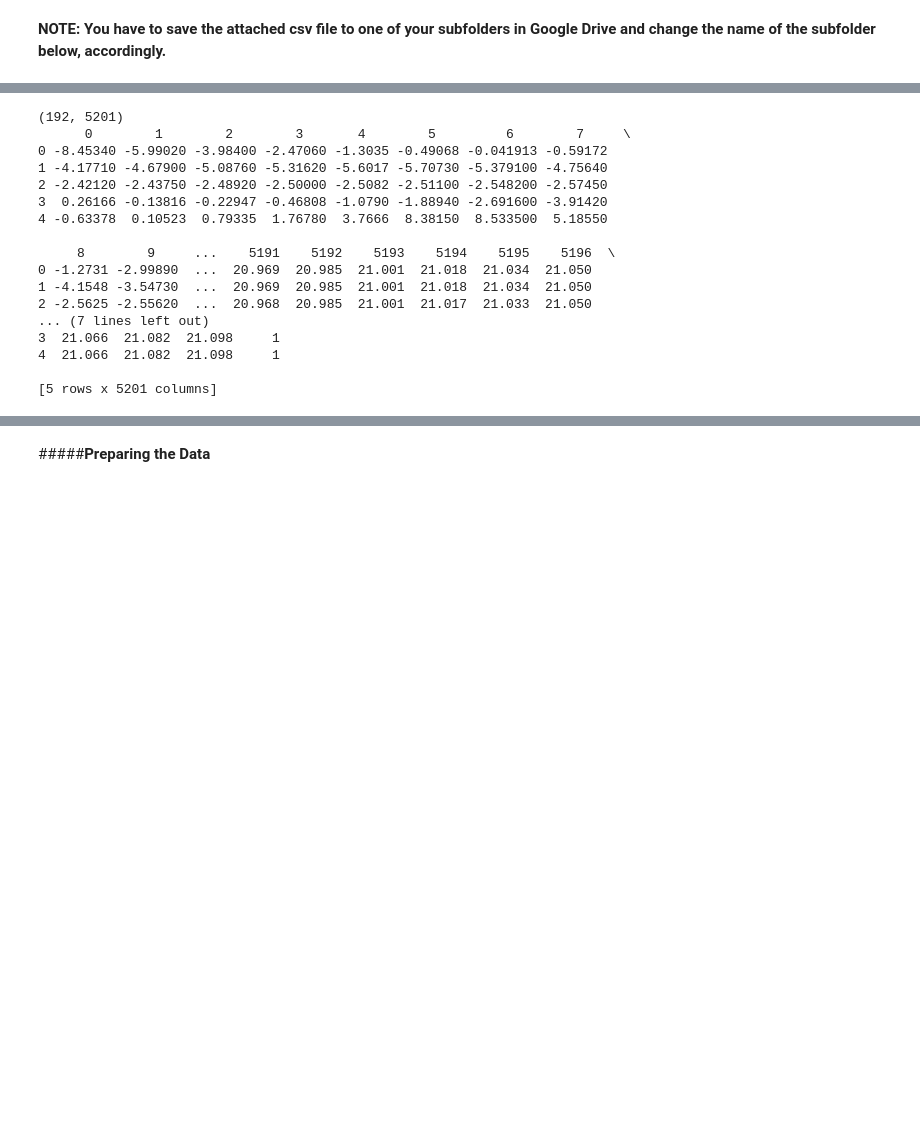
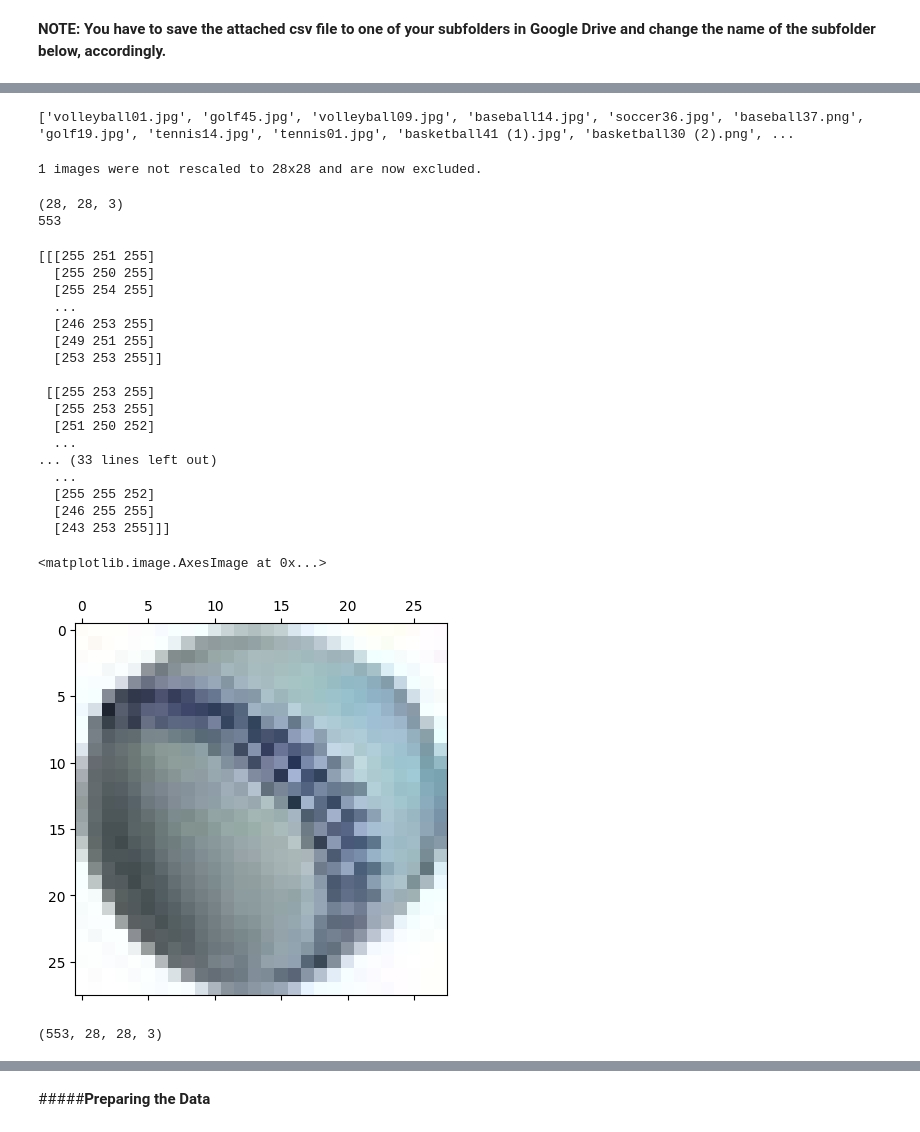
Before and after one commit to loujjj/Machine-Learning, a Jupyter notebook: PCT04trial2_Tabor.ipynb, the cells around one changed output, grey strips where cells are left out. Drawn from its saved outputs; the diff is of its cells as text; code cells hidden in the pictures; blank space fills up the shorter version.

```diff
--- a/PCT04trial2_Tabor.ipynb
+++ b/PCT04trial2_Tabor.ipynb
@@ -52,21 +59,54 @@ None
-# %%
-print(dataset.shape)
-print(dataset.head(5))
-# %% [output]
-(192, 5201)
-      0        1        2        3       4        5         6        7     \
-0 -8.45340 -5.99020 -3.98400 -2.47060 -1.3035 -0.49068 -0.041913 -0.59172
-1 -4.17710 -4.67900 -5.08760 -5.31620 -5.6017 -5.70730 -5.379100 -4.75640
-2 -2.42120 -2.43750 -2.48920 -2.50000 -2.5082 -2.51100 -2.548200 -2.57450
-3  0.26166 -0.13816 -0.22947 -0.46808 -1.0790 -1.88940 -2.691600 -3.91420
-4 -0.63378  0.10523  0.79335  1.76780  3.7666  8.38150  8.533500  5.18550
-
-     8        9     ...    5191    5192    5193    5194    5195    5196  \
-0 -1.2731 -2.99890  ...  20.969  20.985  21.001  21.018  21.034  21.050
-1 -4.1548 -3.54730  ...  20.969  20.985  21.001  21.018  21.034  21.050
-2 -2.5625 -2.55620  ...  20.968  20.985  21.001  21.017  21.033  21.050
-... (7 lines left out)
-3  21.066  21.082  21.098     1
-4  21.066  21.082  21.098     1
-
-[5 rows x 5201 columns]
+# %%
+organize = pd.DataFrame.from_dict(os.listdir())
+random   = organize.sample(frac=1, random_state=1).reset_index()
+data     = pd.DataFrame(random)[0].values.tolist()
+# %%
+print(data)
+# %% [output]
+['volleyball01.jpg', 'golf45.jpg', 'volleyball09.jpg', 'baseball14.jpg', 'soccer36.jpg', 'baseball37.png', 'golf19.jpg', 'tennis14.jpg', 'tennis01.jpg', 'basketball41 (1).jpg', 'basketball30 (2).png', ...
+# %%
+m = 0
+balls_folder = []
+for file in data:
+  image = cv.imread(file)
+  if image.shape == (28,28,3):
+    balls_folder.append(image)
+  else:
+    m += 1
+print(str(m) + ' images were not rescaled to 28x28 and are now excluded.')
+# %% [output]
+1 images were not rescaled to 28x28 and are now excluded.
+# %%
+print(balls_folder[0].shape)
+print(len(balls_folder))
+# %% [output]
+(28, 28, 3)
+553
+# %%
+print(balls_folder[0])
+plt.matshow(balls_folder[552])
+# %% [output]
+[[[255 251 255]
+  [255 250 255]
+  [255 254 255]
+  ...
+  [246 253 255]
+  [249 251 255]
+  [253 253 255]]
+
+ [[255 253 255]
+  [255 253 255]
+  [251 250 252]
+  ...
+... (33 lines left out)
+  ...
+  [255 255 252]
+  [246 255 255]
+  [243 253 255]]]
+<matplotlib.image.AxesImage at 0x...>
+[figure, added]
+# %%
+balls_flat = np.stack((balls_folder[i] for i in range(len(balls_folder))))
+print(balls_flat.shape)
+# %% [output]
+(553, 28, 28, 3)
```
Also changed, not shown: parts of 40 cells of this notebook.
